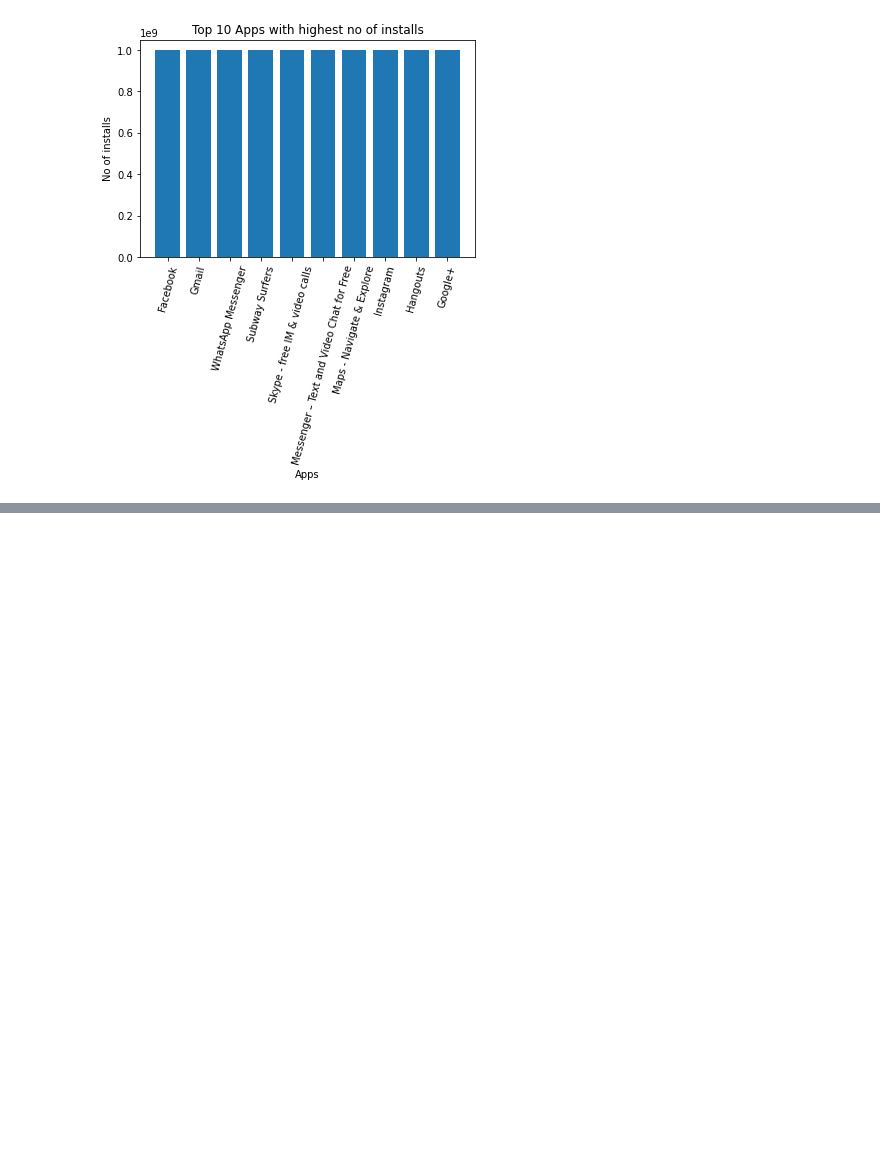
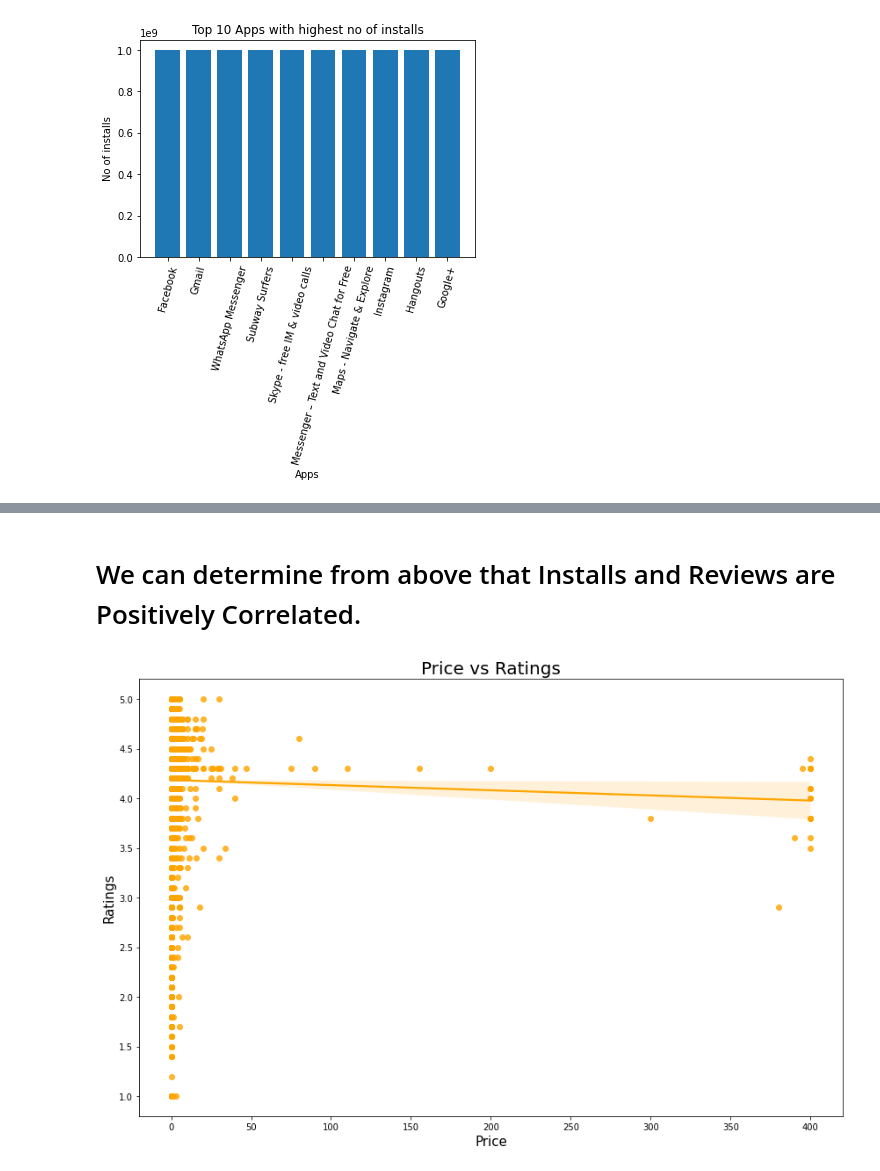
Before and after one commit to Chaitanya-Cr7/EDA_playStore_analysis, a Jupyter notebook: Play_Store_App_Review_Analysis_Capstone_Project.ipynb, the cells around one changed output, grey strips where cells are left out. Drawn from its saved outputs; the diff is of its cells as text; code cells hidden in the pictures; blank space fills up the shorter version.

```diff
--- a/Play_Store_App_Review_Analysis_Capstone_Project.ipynb
+++ b/Play_Store_App_Review_Analysis_Capstone_Project.ipynb
@@ -652,0 +713,13 @@ Text(0, 0.5, 'No of installs')
+# %% [markdown]
+# We can determine from above that Installs and Reviews are Positively Correlated.
+# %%
+plt.figure(figsize=(12,8))
+fig=sns.regplot(x='Price',y='Rating',data=ps_data[ps_data['Reviews']<1000000],color='orange')
+fig.set_xlabel("Price",size=15)
+fig.set_ylabel("Ratings",size=15)
+plt.xticks(size=10)
+plt.yticks(size=10)
+plt.title('Price vs Ratings',size = 20)
+plt.tight_layout()
+# %% [output]
+[figure, added]
```
Also changed, not shown: parts of 40 cells of this notebook.
